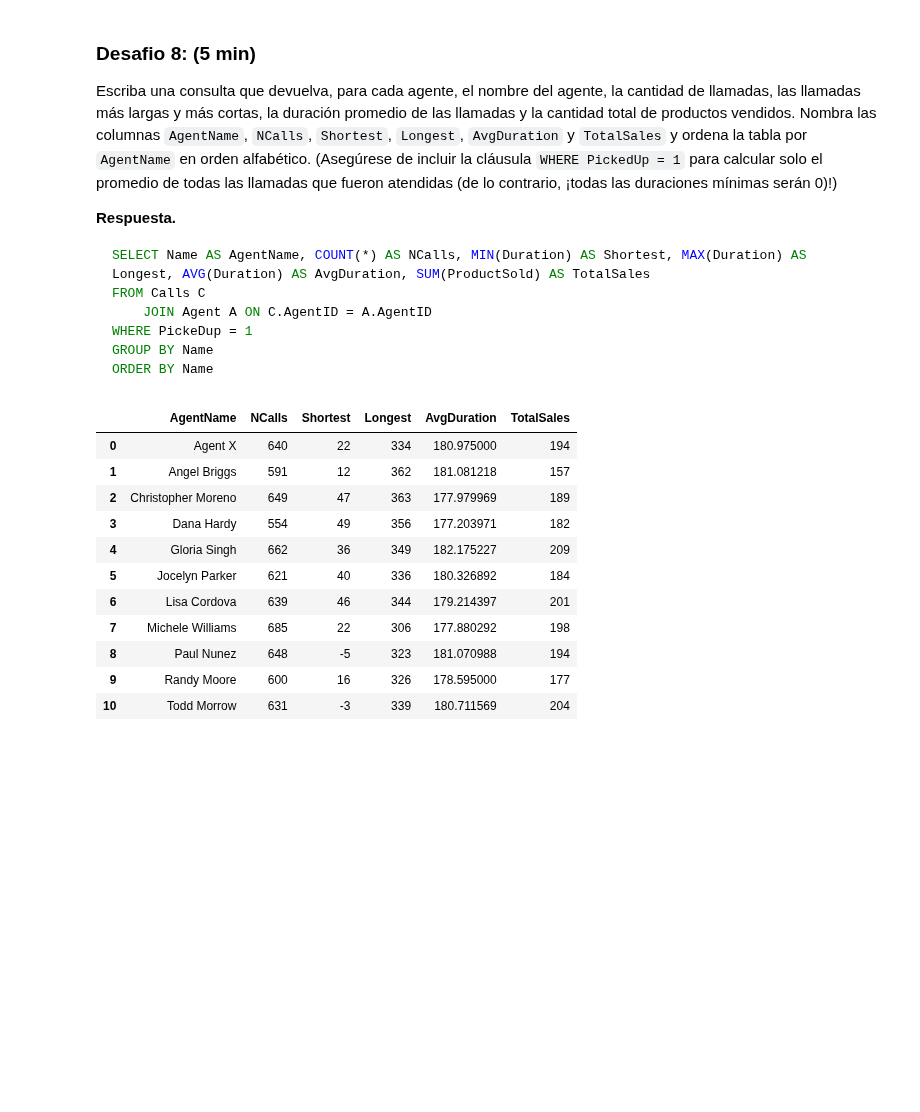
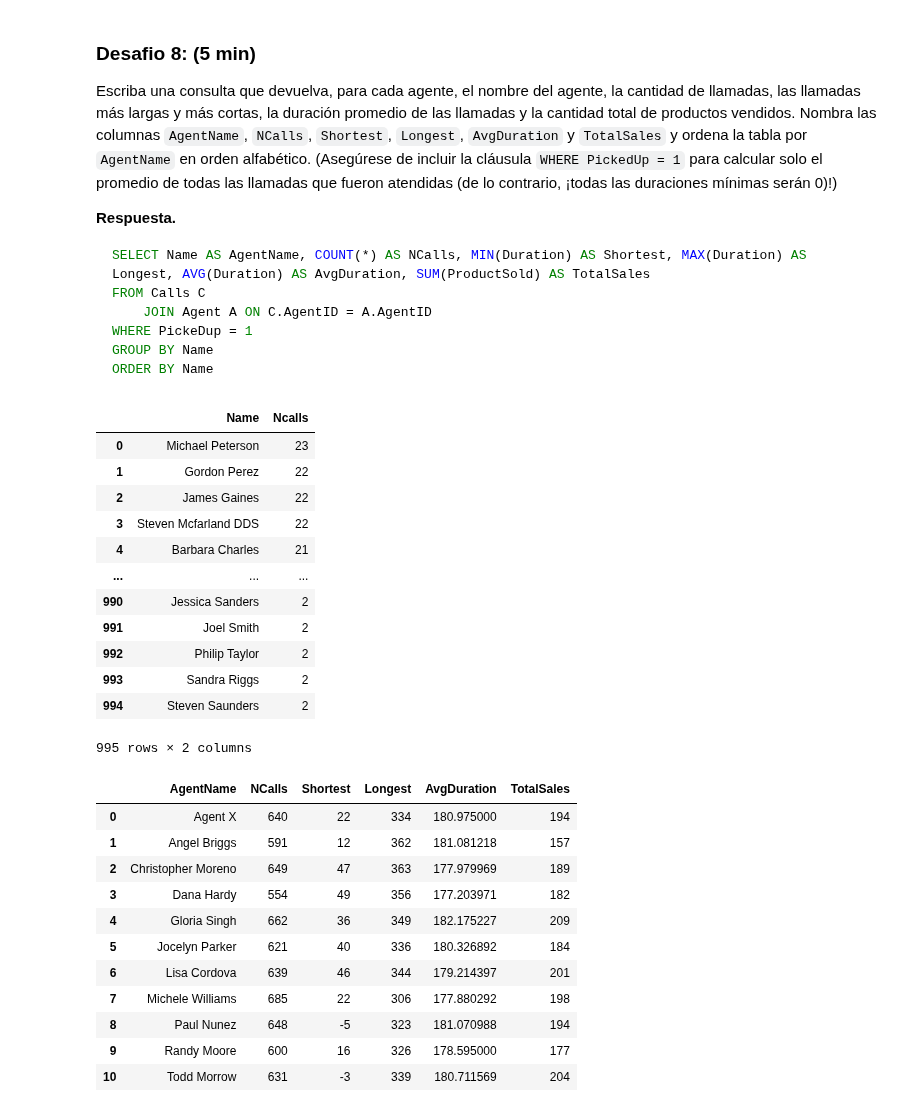
Before and after one commit to GiselaCS/Mujeres_Digitales, a Jupyter notebook: 4)_Caso_Practico_SQL_Productos_financieros.ipynb, the cells around one changed output. Drawn from its saved outputs; the diff is of its cells as text; code cells hidden in the pictures; blank space fills up the shorter version.

````diff
--- a/4)_Caso_Practico_SQL_Productos_financieros.ipynb
+++ b/4)_Caso_Practico_SQL_Productos_financieros.ipynb
@@ -848,6 +909,29 @@ WHERE PickeDup = 1
 GROUP BY Name
 ORDER BY Name
 ```
+# %%
+query= """ SELECT name, COUNT(*) AS Ncalls
+FROM Customer Cu
+JOIN Call Ca ON Ca.Customerid = Cu.Customerid
+GROUP BY name
+ORDER BY Ncalls DESC
+
+"""
+runQuery(query)
+# %% [output]
+|  | Name | Ncalls |
+| 0 | Michael Peterson | 23 |
+| 1 | Gordon Perez | 22 |
+| 2 | James Gaines | 22 |
+| 3 | Steven Mcfarland DDS | 22 |
+| 4 | Barbara Charles | 21 |
+| ... | ... | ... |
+| 990 | Jessica Sanders | 2 |
+| 991 | Joel Smith | 2 |
+| 992 | Philip Taylor | 2 |
+| 993 | Sandra Riggs | 2 |
+| 994 | Steven Saunders | 2 |
+995 rows × 2 columns
 # %%
 query12 = """SELECT Name AS AgentName, COUNT(*) AS NCalls, MIN(Duration) AS Shortest, MAX(Duration) AS Longest, AVG(Duration) AS AvgDuration, SUM(ProductSold) AS TotalSales
 FROM Call C
````
Also changed, not shown: parts of 3 cells of this notebook.
